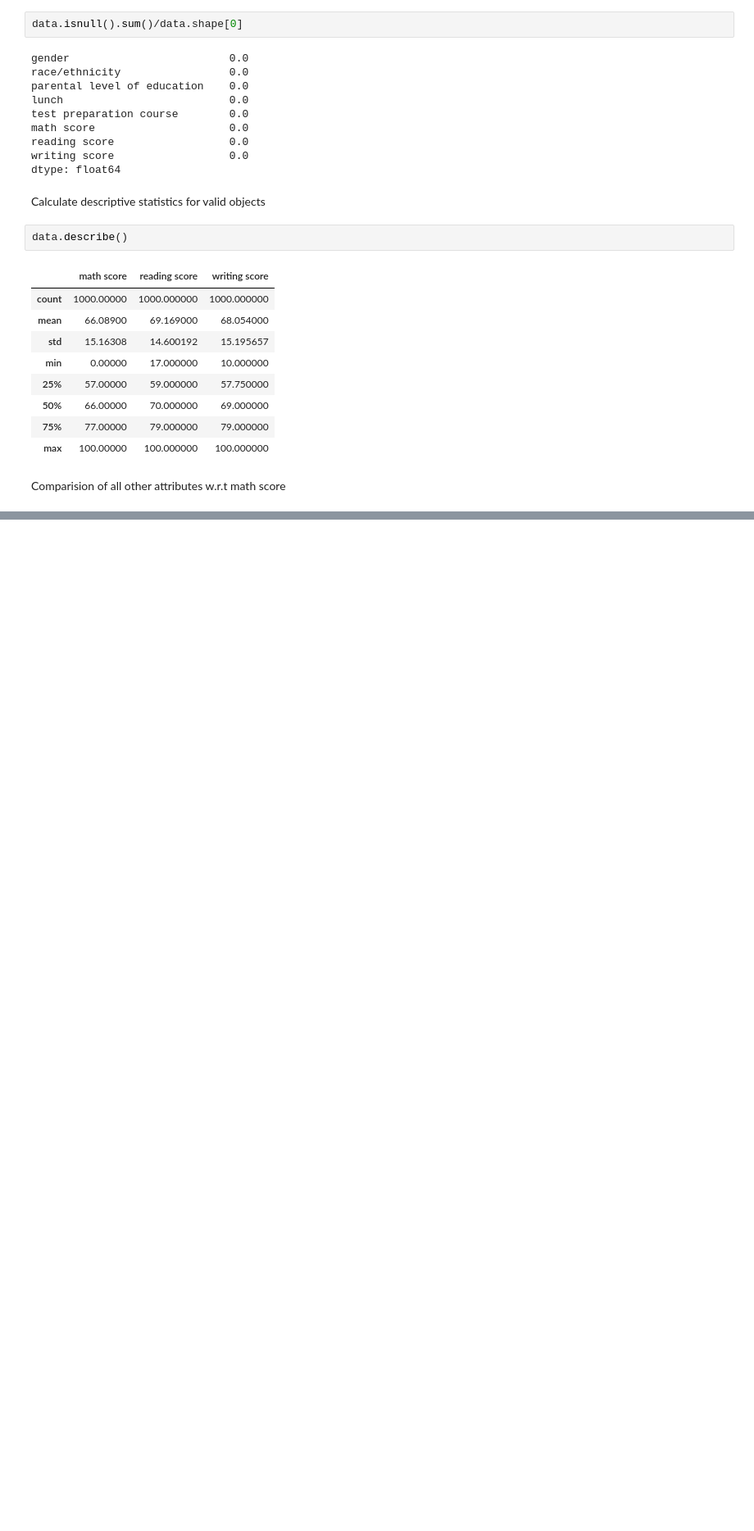
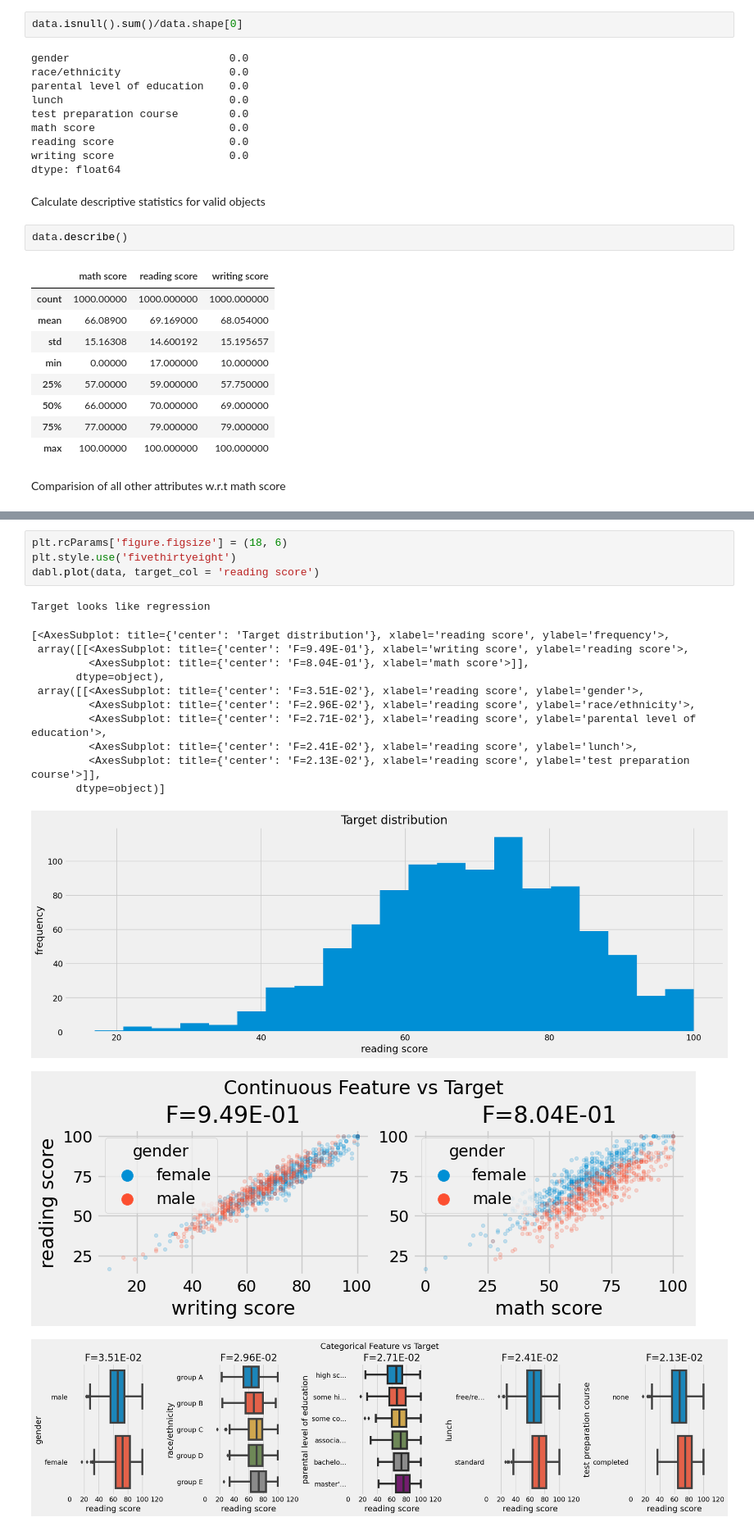
Before and after one commit to Kushal-Chandar/statistics-student-performance-analysis, a Jupyter notebook: app.ipynb, the cells around one changed output, grey strips where cells are left out. Shown at 82% size. Cells and saved outputs as stored; diff of their text form; blank space fills up the shorter version.

Commit message:
update: testing dabl in jupyter

```diff
--- a/app.ipynb
+++ b/app.ipynb
@@ -85,0 +90,19 @@ Target looks like regression
+# %%
+plt.rcParams['figure.figsize'] = (18, 6)
+plt.style.use('fivethirtyeight')
+dabl.plot(data, target_col = 'reading score')
+# %% [output]
+Target looks like regression
+[<AxesSubplot: title={'center': 'Target distribution'}, xlabel='reading score', ylabel='frequency'>,
+ array([[<AxesSubplot: title={'center': 'F=9.49E-01'}, xlabel='writing score', ylabel='reading score'>,
+         <AxesSubplot: title={'center': 'F=8.04E-01'}, xlabel='math score'>]],
+       dtype=object),
+ array([[<AxesSubplot: title={'center': 'F=3.51E-02'}, xlabel='reading score', ylabel='gender'>,
+         <AxesSubplot: title={'center': 'F=2.96E-02'}, xlabel='reading score', ylabel='race/ethnicity'>,
+         <AxesSubplot: title={'center': 'F=2.71E-02'}, xlabel='reading score', ylabel='parental level of education'>,
+         <AxesSubplot: title={'center': 'F=2.41E-02'}, xlabel='reading score', ylabel='lunch'>,
+         <AxesSubplot: title={'center': 'F=2.13E-02'}, xlabel='reading score', ylabel='test preparation course'>]],
+       dtype=object)]
+[figure, added]
+[figure, added]
+[figure, added]
```
Also changed, not shown: parts of 7 cells of this notebook, 2 other files.
